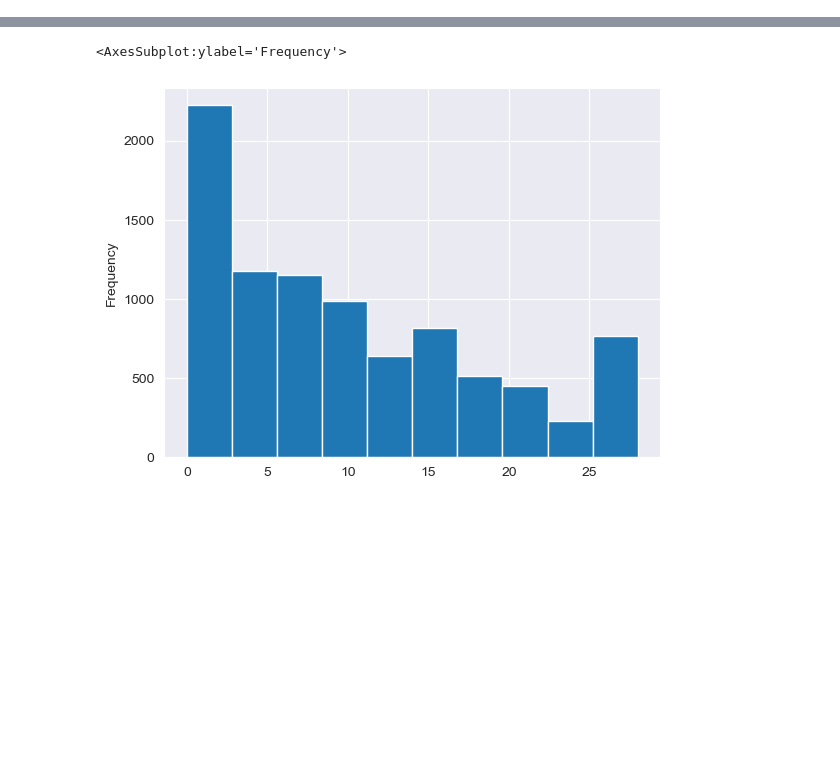
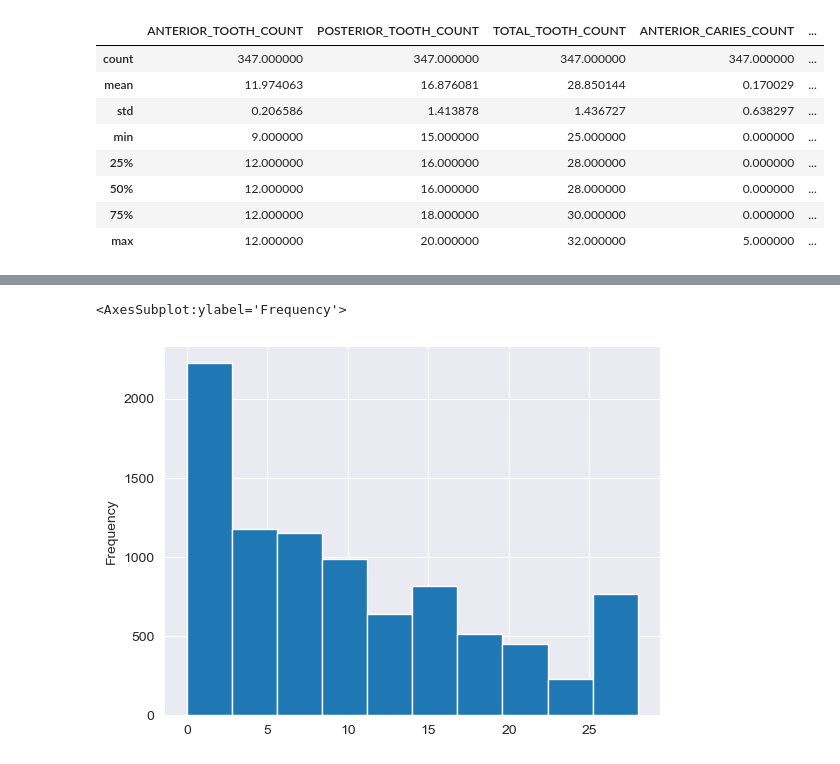
Before and after one commit to parthatom/dental_hygiene, a Jupyter notebook: dental_data_labels_exporation.ipynb, the cells around one changed output, grey strips where cells are left out. Cells and saved outputs as stored; diff of their text form; code cells hidden in the pictures; blank space fills up the shorter version.

```diff
--- a/modelling.py.ipynb
+++ b/dental_data_labels_exporation.ipynb
@@ -18,0 +6,5 @@ data.describe()
+# %%
+dental_data_01 = preprocess_dental_data(usage='01', skipna=False)
+dental_data_01.describe()
+dental_data_01.info
+#print(dental_data)
@@ -18,0 +49,13 @@ data.describe()
+# %%
+dental_data_01 = dental_data_01.set_index('SEQN')
+dental_data_01.dropna(subset=['ANTERIOR_CARIES_COUNT', 'POSTERIOR_CARIES_COUNT', 'ANTERIOR_DENTAL_SEALANT_COUNT', 'POSTERIOR_DENTAL_SEALANT_COUNT', 'ROOT_CARIES', 'OTHER_NON_CARIOUS_ROOT_LESION'], how='any').describe()
+# %% [output]
+|  | ANTERIOR_TOOTH_COUNT | POSTERIOR_TOOTH_COUNT | TOTAL_TOOTH_COUNT | ANTERIOR_CARIES_COUNT | ... |
+| count | 347.000000 | 347.000000 | 347.000000 | 347.000000 | ... |
+| mean | 11.974063 | 16.876081 | 28.850144 | 0.170029 | ... |
+| std | 0.206586 | 1.413878 | 1.436727 | 0.638297 | ... |
+| min | 9.000000 | 15.000000 | 25.000000 | 0.000000 | ... |
+| 25% | 12.000000 | 16.000000 | 28.000000 | 0.000000 | ... |
+| 50% | 12.000000 | 16.000000 | 28.000000 | 0.000000 | ... |
+| 75% | 12.000000 | 18.000000 | 30.000000 | 0.000000 | ... |
+| max | 12.000000 | 20.000000 | 32.000000 | 5.000000 | ... |
```
Also changed, not shown: parts of 6 cells of this notebook, 3 other files.
